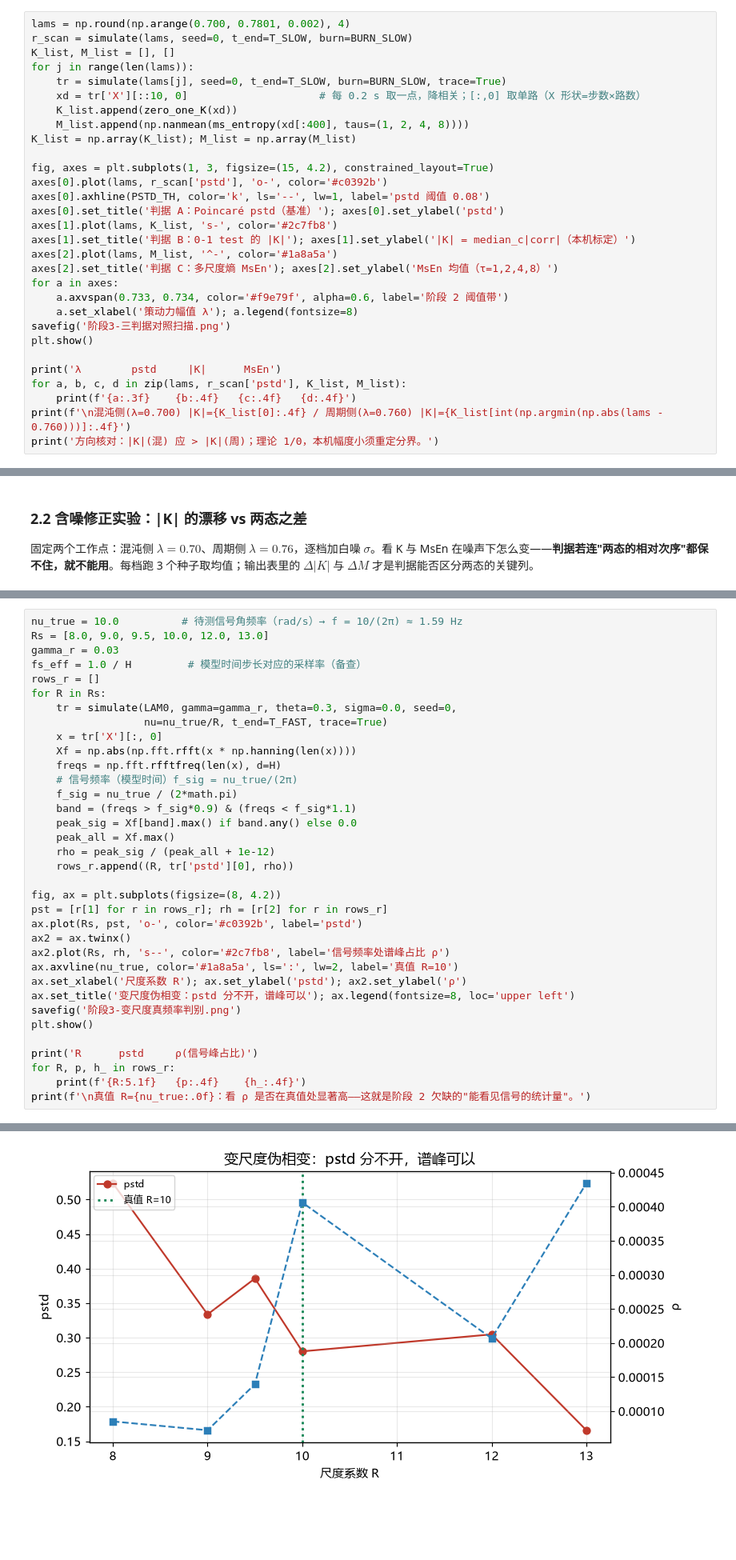
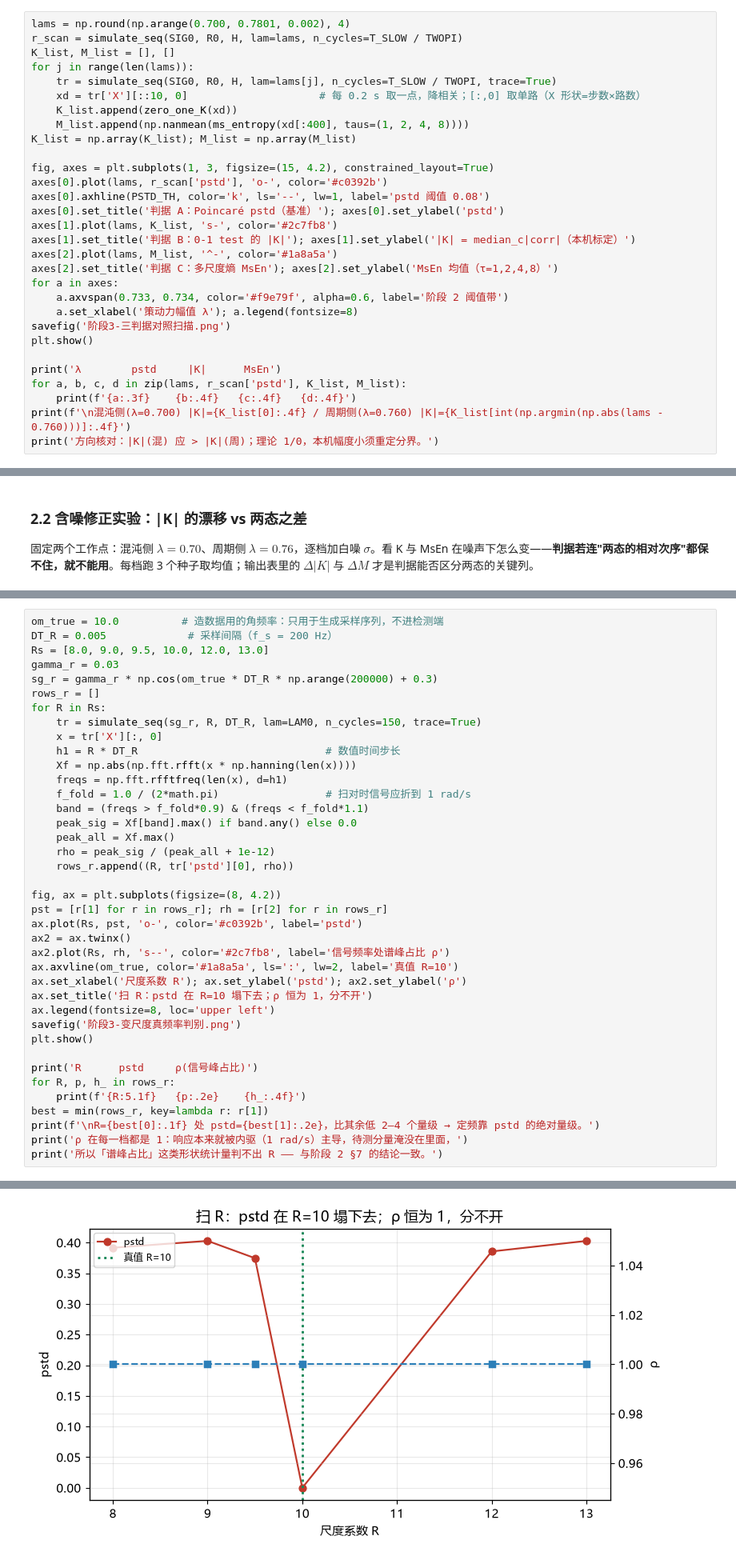
Before and after one commit to riparianhaven/Graduation-Project, a Jupyter notebook: learn/3.ipynb, the cells around one changed output, grey strips where cells are left out. Shown at 80% size. Drawn from its saved outputs; the diff is of its cells as text; blank space fills up the shorter version.

```diff
--- a/learn/3.ipynb
+++ b/learn/3.ipynb
@@ -246,10 +328,10 @@ $$K=\mathrm{median}_c\big(|K_c|\big)=\mathrm{median}_c\big(|\mathrm{corr}(n,M_c(
 看能否复现阶段 2 的跨越区间（0.733–0.734）。**这里故意用 1200 s 长窗**：$\lambda$ 靠近 $\lambda_c$ 时瞬态可达数百秒，短窗会把 $\lambda=0.735$、0.75、0.775 这类点误判成混沌。图分三栏：pstd（基准）/ |K| / MsEn；下方表格给数值，「方向核对」一行检查两态次序。
 # %%
 lams = np.round(np.arange(0.700, 0.7801, 0.002), 4)
-r_scan = simulate(lams, seed=0, t_end=T_SLOW, burn=BURN_SLOW)
+r_scan = simulate_seq(SIG0, R0, H, lam=lams, n_cycles=T_SLOW / TWOPI)
 K_list, M_list = [], []
 for j in range(len(lams)):
-    tr = simulate(lams[j], seed=0, t_end=T_SLOW, burn=BURN_SLOW, trace=True)
+    tr = simulate_seq(SIG0, R0, H, lam=lams[j], n_cycles=T_SLOW / TWOPI, trace=True)
     xd = tr['X'][::10, 0]                     # 每 0.2 s 取一点，降相关；[:,0] 取单路（X 形状=步数×路数）
     K_list.append(zero_one_K(xd))
     M_list.append(np.nanmean(ms_entropy(xd[:400], taus=(1, 2, 4, 8))))
@@ -498,41 +587,45 @@ print('   "多振子扩大覆盖"的方向成立；绝对覆盖率须在阶段 4
 
 判据：$R$ 正确时，把时间标签折算回去，信号频率应落在 $\nu_{true}$；用 FFT 直接看折算前的序列，在 $\nu_{true}$ 处应有峰。图中红实线是 pstd（分不开），蓝虚线是信号频率处的谱峰占比 $\rho$（可分）。
 # %%
-nu_true = 10.0          # 待测信号角频率（rad/s）→ f = 10/(2π) ≈ 1.59 Hz
+om_true = 10.0          # 造数据用的角频率：只用于生成采样序列，不进检测端
+DT_R = 0.005             # 采样间隔（f_s = 200 Hz）
 Rs = [8.0, 9.0, 9.5, 10.0, 12.0, 13.0]
 gamma_r = 0.03
-fs_eff = 1.0 / H         # 模型时间步长对应的采样率（备查）
+sg_r = gamma_r * np.cos(om_true * DT_R * np.arange(200000) + 0.3)
 rows_r = []
 for R in Rs:
-    tr = simulate(LAM0, gamma=gamma_r, theta=0.3, sigma=0.0, seed=0,
-                  nu=nu_true/R, t_end=T_FAST, trace=True)
+    tr = simulate_seq(sg_r, R, DT_R, lam=LAM0, n_cycles=150, trace=True)
     x = tr['X'][:, 0]
+    h1 = R * DT_R                              # 数值时间步长
     Xf = np.abs(np.fft.rfft(x * np.hanning(len(x))))
-    freqs = np.fft.rfftfreq(len(x), d=H)
-    # 信号频率（模型时间）f_sig = nu_true/(2π)
-    f_sig = nu_true / (2*math.pi)
-    band = (freqs > f_sig*0.9) & (freqs < f_sig*1.1)
+    freqs = np.fft.rfftfreq(len(x), d=h1)
+    f_fold = 1.0 / (2*math.pi)                 # 扫对时信号应折到 1 rad/s
+    band = (freqs > f_fold*0.9) & (freqs < f_fold*1.1)
     peak_sig = Xf[band].max() if band.any() else 0.0
     peak_all = Xf.max()
     rho = peak_sig / (peak_all + 1e-12)
     rows_r.append((R, tr['pstd'][0], rho))
 
 fig, ax = plt.subplots(figsize=(8, 4.2))
 pst = [r[1] for r in rows_r]; rh = [r[2] for r in rows_r]
 ax.plot(Rs, pst, 'o-', color='#c0392b', label='pstd')
 ax2 = ax.twinx()
 ax2.plot(Rs, rh, 's--', color='#2c7fb8', label='信号频率处谱峰占比 ρ')
-ax.axvline(nu_true, color='#1a8a5a', ls=':', lw=2, label='真值 R=10')
+ax.axvline(om_true, color='#1a8a5a', ls=':', lw=2, label='真值 R=10')
 ax.set_xlabel('尺度系数 R'); ax.set_ylabel('pstd'); ax2.set_ylabel('ρ')
-ax.set_title('变尺度伪相变：pstd 分不开，谱峰可以'); ax.legend(fontsize=8, loc='upper left')
+ax.set_title('扫 R：pstd 在 R=10 塌下去；ρ 恒为 1，分不开')
+ax.legend(fontsize=8, loc='upper left')
 savefig('阶段3-变尺度真频率判别.png')
 plt.show()
 
 print('R      pstd     ρ(信号峰占比)')
 for R, p, h_ in rows_r:
-    print(f'{R:5.1f}   {p:.4f}    {h_:.4f}')
-print(f'\n真值 R={nu_true:.0f}：看 ρ 是否在真值处显著高——这就是阶段 2 欠缺的"能看见信号的统计量"。')
+    print(f'{R:5.1f}   {p:.2e}    {h_:.4f}')
+best = min(rows_r, key=lambda r: r[1])
+print(f'\nR={best[0]:.1f} 处 pstd={best[1]:.2e}，比其余低 2–4 个量级 → 定频靠 pstd 的绝对量级。')
+print('ρ 在每一档都是 1：响应本来就被内驱（1 rad/s）主导，待测分量淹没在里面，')
+print('所以「谱峰占比」这类形状统计量判不出 R —— 与阶段 2 §7 的结论一致。')
 # %% [output]
 [图] C:\Users\22902\WorkBuddy\毕设\复现输出\阶段3-变尺度真频率判别.png
-[figure, old version]
+[figure, new version]
 R      pstd     ρ(信号峰占比)
```
Also changed, not shown: parts of 10 cells of this notebook, 58 other files.
